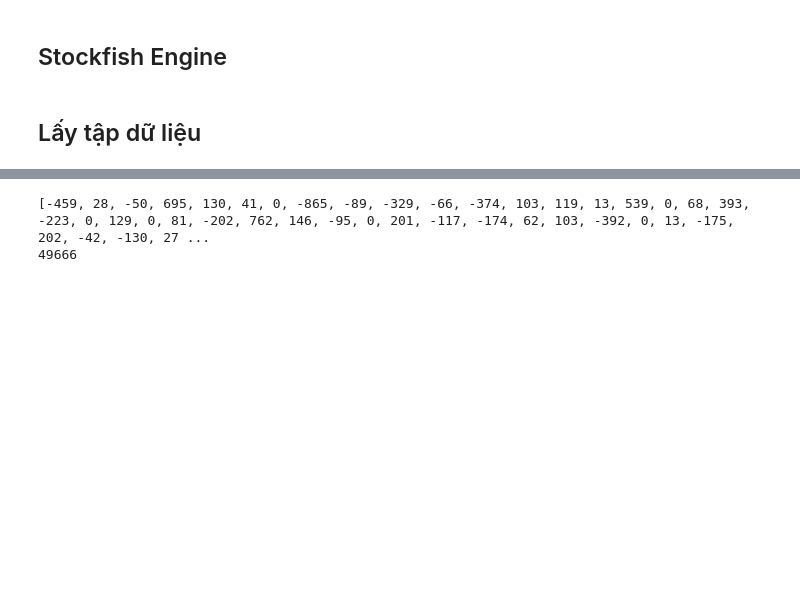
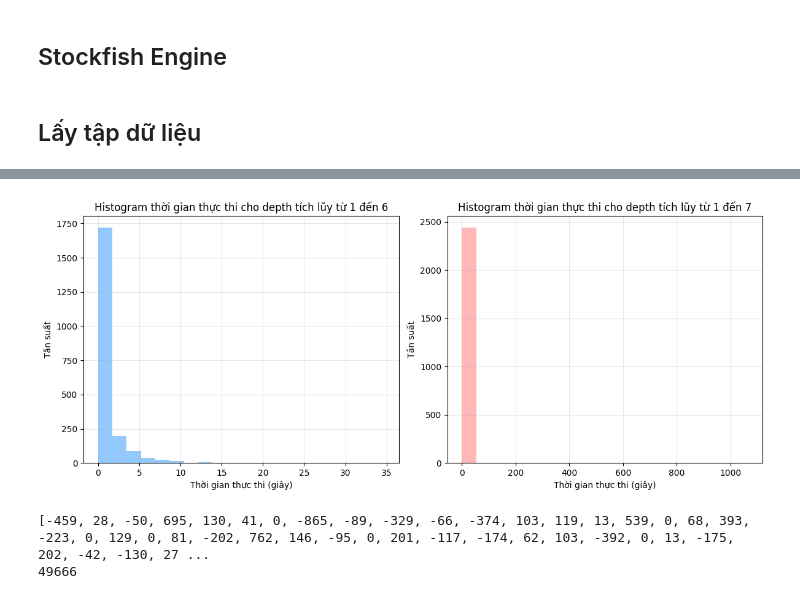
Before and after one commit to pathust/chess-bot, a Jupyter notebook: genetic_algorithm.ipynb, the cells around one changed output, grey strips where cells are left out. Cells and saved outputs as stored; diff of their text form; code cells hidden in the pictures; blank space fills up the shorter version.

```diff
--- a/genetic_algorithm.ipynb
+++ b/genetic_algorithm.ipynb
@@ -54,0 +102,22 @@ df.head()
+# %%
+# Tạo và lưu bảng thống kê thành ảnh
+fig, ax = plt.subplots(figsize=(12, 8))
+ax.axis('tight')
+ax.axis('off')
+
+# Tạo bảng từ DataFrame
+table = ax.table(cellText=stats_df.values, colLabels=stats_df.columns,
+                cellLoc='center', loc='center')
+table.auto_set_font_size(False)
+table.set_fontsize(10)
+table.scale(1.2, 1.5)
+
+# Định dạng header
+for i in range(len(stats_df.columns)):
+    table[(0, i)].set_facecolor('#4CAF50')
+    table[(0, i)].set_text_props(weight='bold', color='white')
+
+plt.title('THỐNG KÊ THỜI GIAN THỰC THI THEO DEPTH',
+          fontsize=14, fontweight='bold')
+plt.savefig('statistics_table.png', dpi=300, bbox_inches='tight')
+plt.close()
@@ -55,3 +149,26 @@ df.head()
+# %%
+import matplotlib.pyplot as plt
+
+# Vẽ 2 histogram cạnh nhau cho depth tích lũy từ 1->6 và 1->7
+plt.figure(figsize=(12, 5))
+
+depths_to_plot = [6, 7]
+colors = ['#66b3ff', '#ff9999']
+
+for i, x in enumerate(depths_to_plot):
+    plt.subplot(1, 2, i+1)
+    # Lọc dữ liệu cho các depth từ 1 đến x (tích lũy)
+    times = df[df['depth'].between(1, x)]['execution_time']
+    plt.hist(times, bins=20, alpha=0.7, color=colors[i])
+    plt.xlabel('Thời gian thực thi (giây)')
+    plt.ylabel('Tần suất')
+    plt.title(f'Histogram thời gian thực thi cho depth tích lũy từ 1 đến {x}')
+    plt.grid(True, alpha=0.3)
+
+plt.tight_layout()
+plt.show()
+# %% [output]
+[figure, added]
 # %%
 test_fens = df.sample(n=1000, random_state=10)['FEN'].to_list()
 stockfish_scores = (
```
Also changed, not shown: parts of 3 cells of this notebook, 5 other files.
